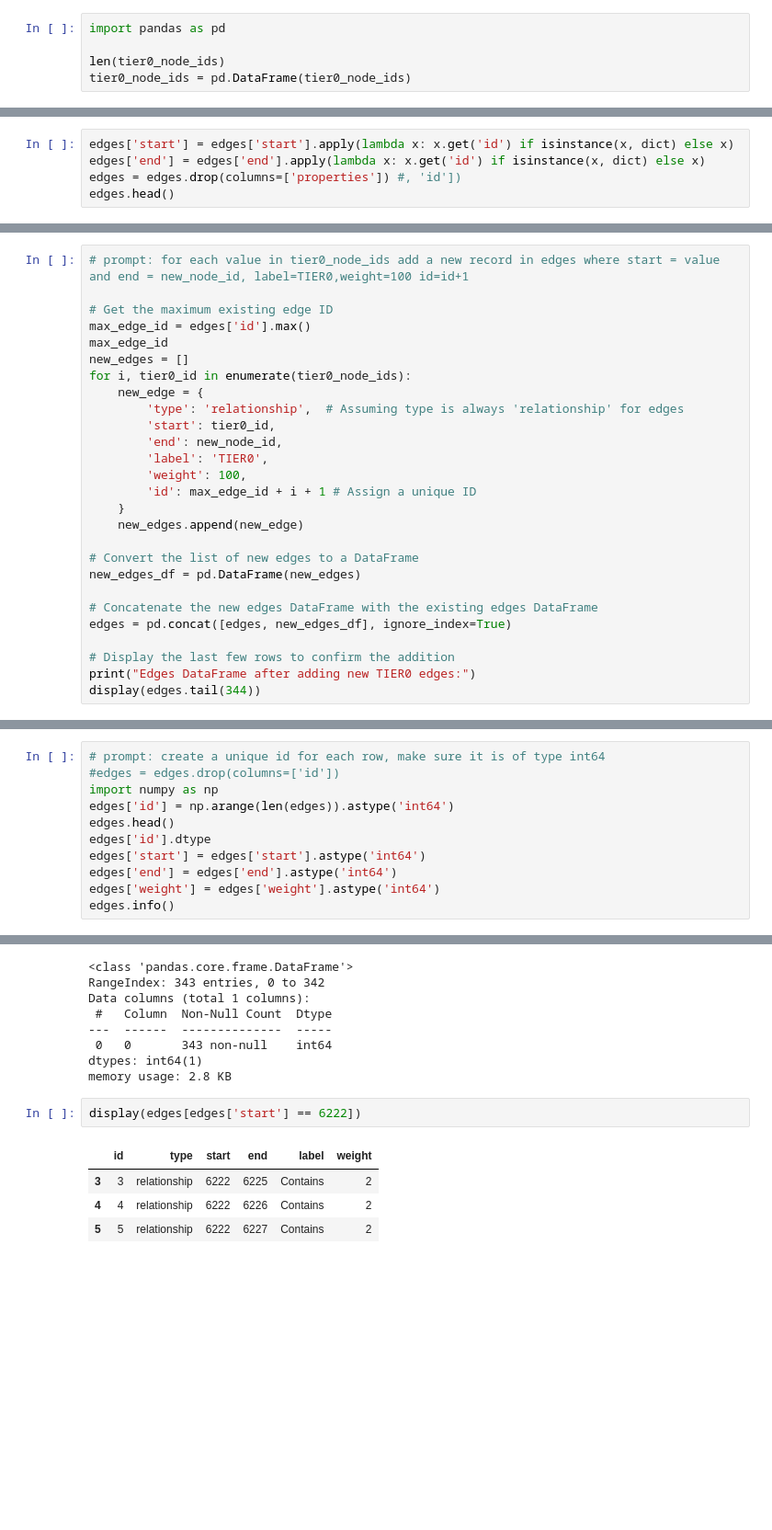
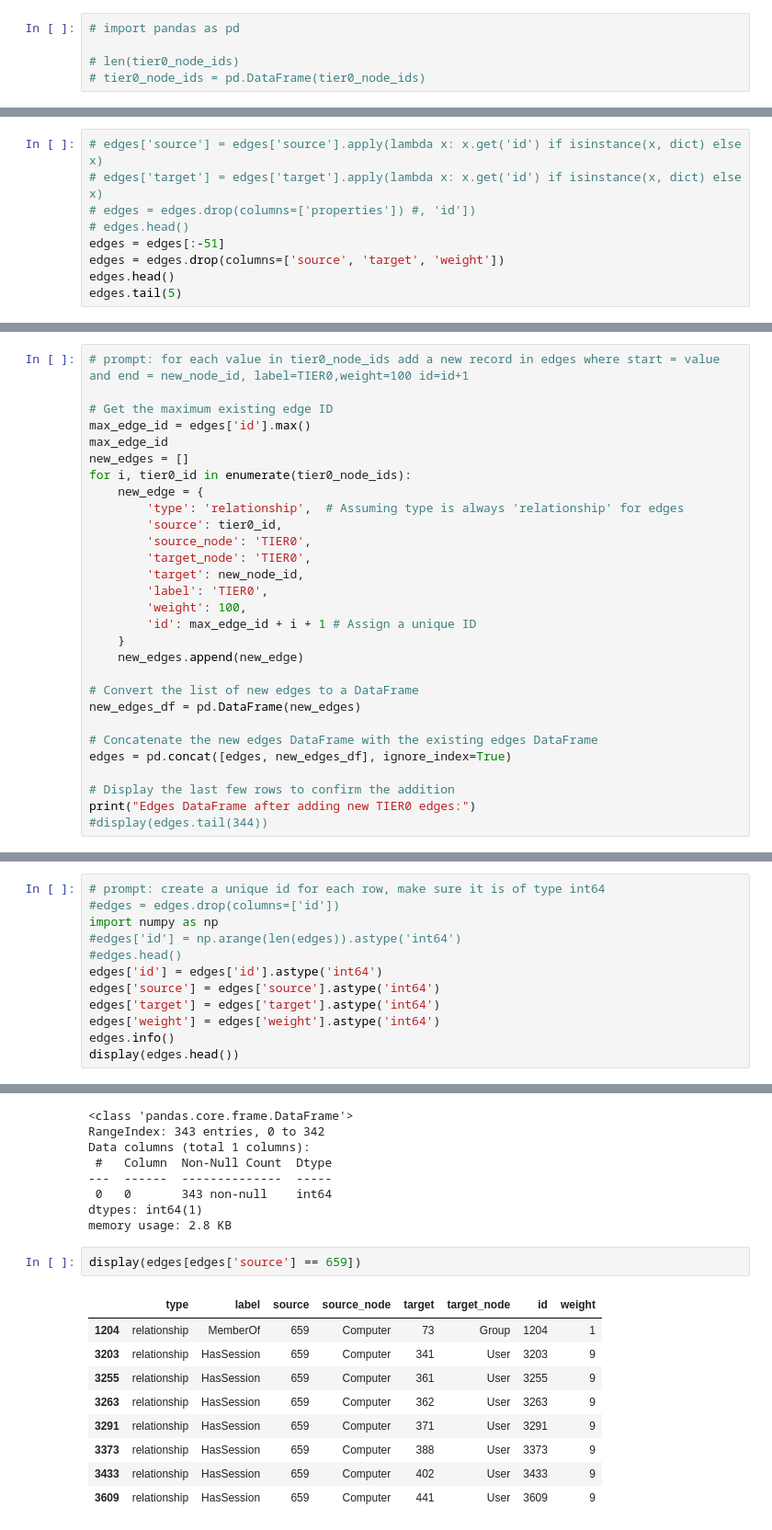
Before and after one commit to markajbell/BH, a Jupyter notebook: Stats10.ipynb, the cells around one changed output, grey strips where cells are left out. Shown at 92% size. Saved outputs shown, nothing was run; the diff lists cells and outputs as text; blank space fills up the shorter version.

```diff
--- a/Stats10.ipynb
+++ b/Stats10.ipynb
@@ -289,8 +285,8 @@ dtype: int64
 # %%
-import pandas as pd
+# import pandas as pd
 
-len(tier0_node_ids)
-tier0_node_ids = pd.DataFrame(tier0_node_ids)
+# len(tier0_node_ids)
+# tier0_node_ids = pd.DataFrame(tier0_node_ids)
 # %%
 
 for value in tier0_node_ids:
@@ -316,6 +305,10 @@ edges.tail()
 # %%
-edges['start'] = edges['start'].apply(lambda x: x.get('id') if isinstance(x, dict) else x)
-edges['end'] = edges['end'].apply(lambda x: x.get('id') if isinstance(x, dict) else x)
-edges = edges.drop(columns=['properties']) #, 'id'])
+# edges['source'] = edges['source'].apply(lambda x: x.get('id') if isinstance(x, dict) else x)
+# edges['target'] = edges['target'].apply(lambda x: x.get('id') if isinstance(x, dict) else x)
+# edges = edges.drop(columns=['properties']) #, 'id'])
+# edges.head()
+edges = edges[:-51]
+edges = edges.drop(columns=['source', 'target', 'weight'])
 edges.head()
+edges.tail(5)
 # %% [output]
@@ -335,8 +328,10 @@ new_edges = []
 for i, tier0_id in enumerate(tier0_node_ids):
     new_edge = {
         'type': 'relationship',  # Assuming type is always 'relationship' for edges
-        'start': tier0_id,
-        'end': new_node_id,
+        'source': tier0_id,
+        'source_node': 'TIER0',
+        'target_node': 'TIER0',
+        'target': new_node_id,
         'label': 'TIER0',
         'weight': 100,
         'id': max_edge_id + i + 1 # Assign a unique ID
@@ -351,7 +346,7 @@ edges = pd.concat([edges, new_edges_df], ignore_index=True)
 
 # Display the last few rows to confirm the addition
 print("Edges DataFrame after adding new TIER0 edges:")
-display(edges.tail(344))
+#display(edges.tail(344))
 # %%
 # Apply the weights based on the 'label' column
 
@@ -427,12 +415,13 @@ Edges_all DataFrame with weight column:
 # prompt: create a unique id for each row, make sure it is of type int64
 #edges = edges.drop(columns=['id'])
 import numpy as np
-edges['id'] = np.arange(len(edges)).astype('int64')
-edges.head()
-edges['id'].dtype
-edges['start'] = edges['start'].astype('int64')
-edges['end'] = edges['end'].astype('int64')
+#edges['id'] = np.arange(len(edges)).astype('int64')
+#edges.head()
+edges['id'] = edges['id'].astype('int64')
+edges['source'] = edges['source'].astype('int64')
+edges['target'] = edges['target'].astype('int64')
 edges['weight'] = edges['weight'].astype('int64')
 edges.info()
+display(edges.head())
 # %% [output]
 <class 'pandas.core.frame.DataFrame'>
@@ -573,12 +592,17 @@ Data columns (total 1 columns):
 dtypes: int64(1)
 memory usage: 2.8 KB
 # %%
-display(edges[edges['start'] == 6222])
+display(edges[edges['source'] == 659])
 # %% [output]
-|  | id | type | start | end | label | weight |
-| 3 | 3 | relationship | 6222 | 6225 | Contains | 2 |
-| 4 | 4 | relationship | 6222 | 6226 | Contains | 2 |
-| 5 | 5 | relationship | 6222 | 6227 | Contains | 2 |
+|  | type | label | source | source_node | target | target_node | id | weight |
+| 1204 | relationship | MemberOf | 659 | Computer | 73 | Group | 1204 | 1 |
+| 3203 | relationship | HasSession | 659 | Computer | 341 | User | 3203 | 9 |
+| 3255 | relationship | HasSession | 659 | Computer | 361 | User | 3255 | 9 |
+| 3263 | relationship | HasSession | 659 | Computer | 362 | User | 3263 | 9 |
+| 3291 | relationship | HasSession | 659 | Computer | 371 | User | 3291 | 9 |
+| 3373 | relationship | HasSession | 659 | Computer | 388 | User | 3373 | 9 |
+| 3433 | relationship | HasSession | 659 | Computer | 402 | User | 3433 | 9 |
+| 3609 | relationship | HasSession | 659 | Computer | 441 | User | 3609 | 9 |
 # %%
 import pandas as pd
 #short= shortest_paths_list[shortest_paths_list['source'] isin tier2_node_ids]
```
Also changed, not shown: parts of 30 cells of this notebook.
